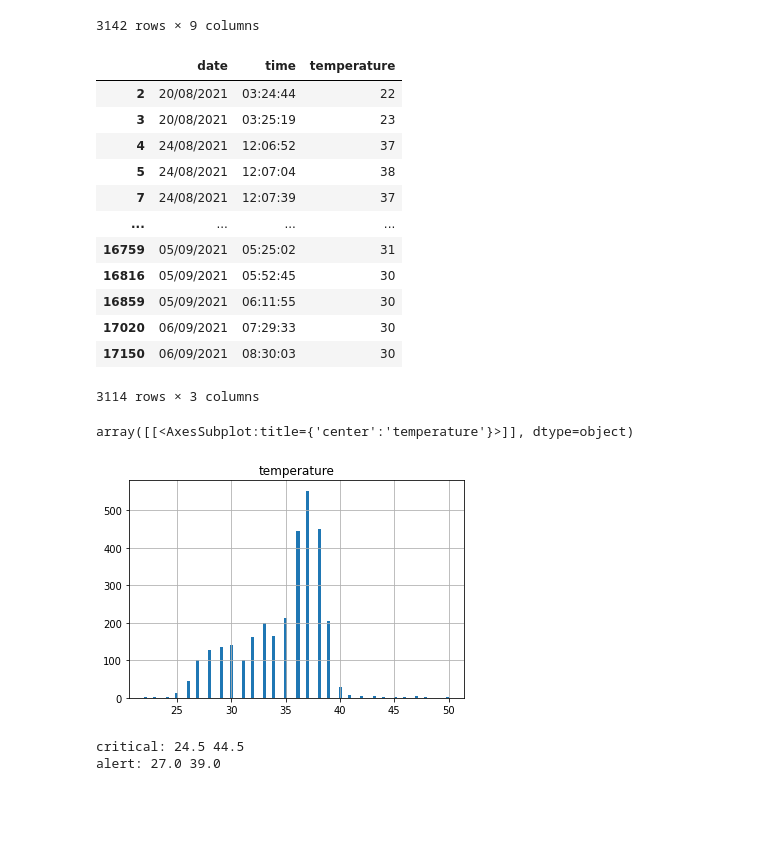
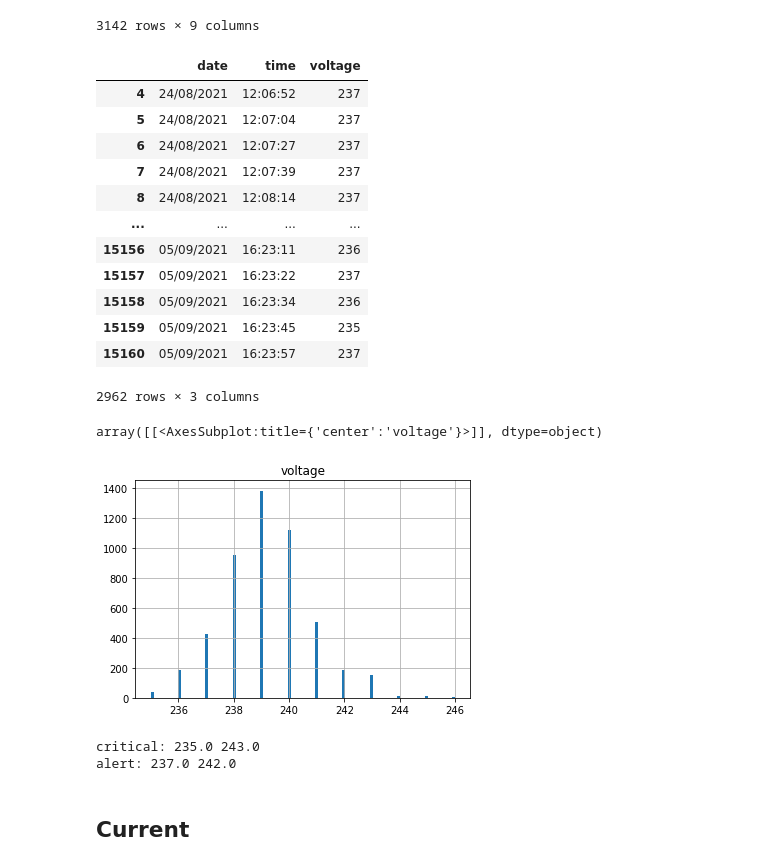
Before and after one commit to kimlolipop/stat-predictive, a Jupyter notebook: quatile.ipynb, the cells around one changed output. Drawn from its saved outputs; the diff is of its cells as text; code cells hidden in the pictures; blank space fills up the shorter version.

Commit message:
finish voltage

```diff
--- a/quatile.ipynb
+++ b/quatile.ipynb
@@ -79,33 +81,34 @@ df
 3142 rows × 9 columns
 # %%
 # def clean(df):
-df_temp =  df[['date','time','temperature']]
-df_temp = df_temp[df_temp['temperature'] > 1]
-df_temp = df_temp[df_temp['temperature'] <= 100]
-df_temp = df_temp[(df_temp['temperature'] >= 20) & (df_temp['temperature'] <= 50)]
+focus = 'voltage'
+df_temp =  df[['date','time', focus]]
+df_temp = df_temp[df_temp[focus] > 234]
+df_temp = df_temp[df_temp[focus] <= 246]
+# df_temp = df_temp[(df_temp['voltage'] >= 20) & (df_temp['voltage'] <= 50)]
 df_temp
 # %% [output]
-|  | date | time | temperature |
-| 2 | 20/08/2021 | 03:24:44 | 22 |
-| 3 | 20/08/2021 | 03:25:19 | 23 |
-| 4 | 24/08/2021 | 12:06:52 | 37 |
-| 5 | 24/08/2021 | 12:07:04 | 38 |
-| 7 | 24/08/2021 | 12:07:39 | 37 |
+|  | date | time | voltage |
+| 4 | 24/08/2021 | 12:06:52 | 237 |
+| 5 | 24/08/2021 | 12:07:04 | 237 |
+| 6 | 24/08/2021 | 12:07:27 | 237 |
+| 7 | 24/08/2021 | 12:07:39 | 237 |
+| 8 | 24/08/2021 | 12:08:14 | 237 |
 | ... | ... | ... | ... |
-| 16759 | 05/09/2021 | 05:25:02 | 31 |
-| 16816 | 05/09/2021 | 05:52:45 | 30 |
-| 16859 | 05/09/2021 | 06:11:55 | 30 |
-| 17020 | 06/09/2021 | 07:29:33 | 30 |
-| 17150 | 06/09/2021 | 08:30:03 | 30 |
+| 15156 | 05/09/2021 | 16:23:11 | 236 |
+| 15157 | 05/09/2021 | 16:23:22 | 237 |
+| 15158 | 05/09/2021 | 16:23:34 | 236 |
+| 15159 | 05/09/2021 | 16:23:45 | 235 |
+| 15160 | 05/09/2021 | 16:23:57 | 237 |
-3114 rows × 3 columns
+2962 rows × 3 columns
 # %%
-df_temp[['temperature']].hist(bins =100)
+df_temp[[focus]].hist(bins =100)
 # %% [output]
-array([[<AxesSubplot:title={'center':'temperature'}>]], dtype=object)
+array([[<AxesSubplot:title={'center':'voltage'}>]], dtype=object)
-[figure, old version]
+[figure, new version]
 # %%
-q25,q75 = df_temp['temperature'].quantile([0.25,0.75])
-q5,q95 = df_temp['temperature'].quantile([0.05,0.95])
+q25,q75 = df_temp[focus].quantile([0.25,0.75])
+q5,q95 = df_temp[focus].quantile([0.05,0.95])
 
 iqr = q75 - q25
 lower_temp = q25 - (1.5*iqr)
@@ -113,5 +116,7 @@ upper_temp = q75 + (1.5*iqr)
 print('critical:',lower_temp, upper_temp)
 print('alert:',q5,q95)
 # %% [output]
-critical: 24.5 44.5
-alert: 27.0 39.0
+critical: 235.0 243.0
+alert: 237.0 242.0
+# %% [markdown]
+## Current
```
Also changed, not shown: parts of 6 cells of this notebook.
